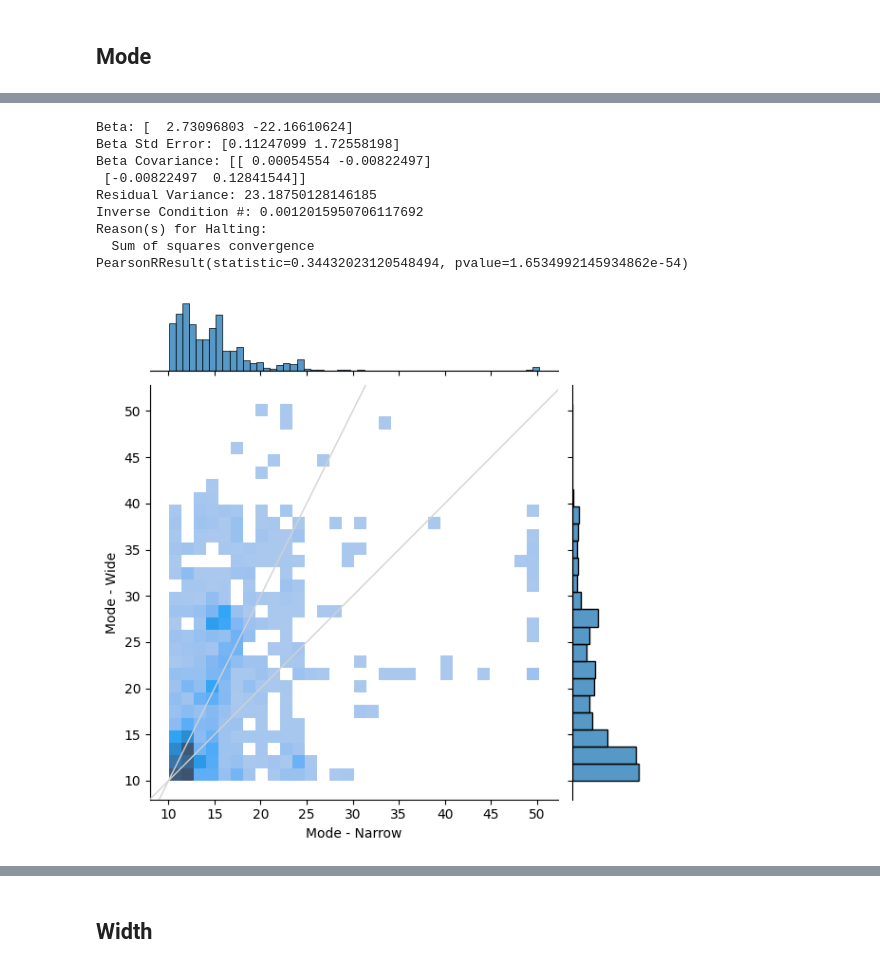
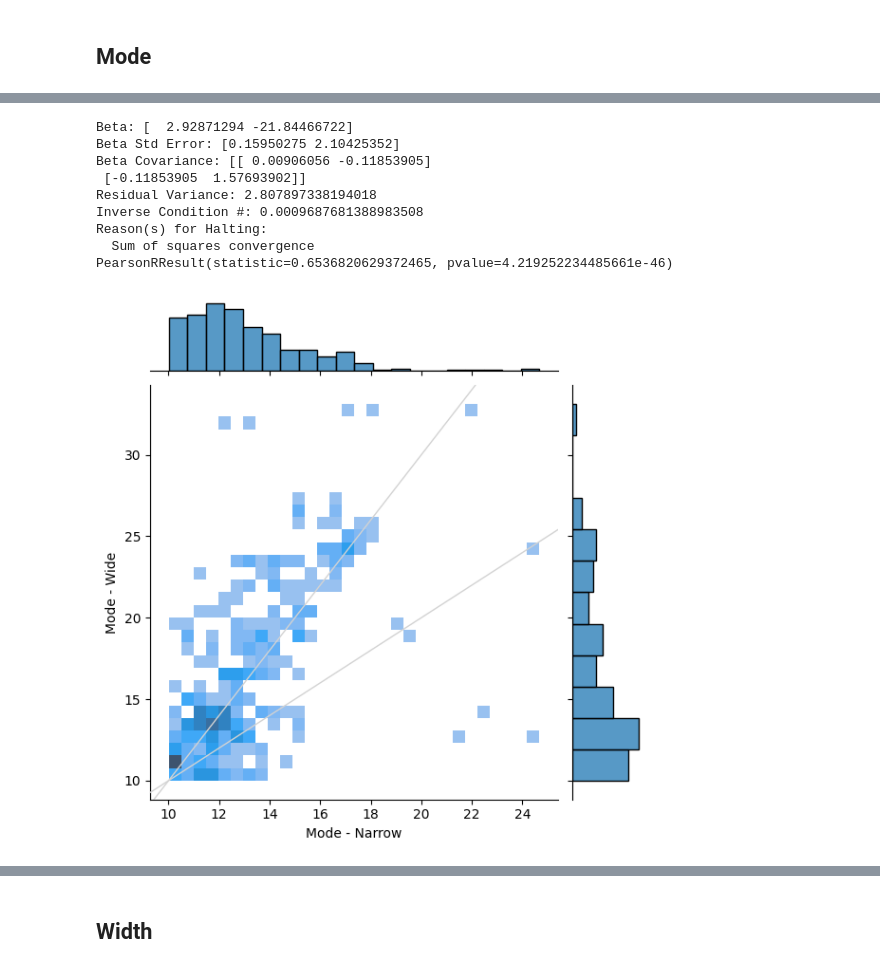
Before and after one commit to Gilles86/neural_priors, a Jupyter notebook: notebooks/pars_across_conditions.ipynb, the cells around one changed output, grey strips where cells are left out. Saved outputs shown, nothing was run; the diff lists cells and outputs as text; code cells hidden in the pictures.

```diff
--- a/notebooks/pars_across_conditions.ipynb
+++ b/notebooks/pars_across_conditions.ipynb
@@ -226,27 +252,27 @@ mask_11 = (dfs[('gaussian', 'mode', 'narrow')] >= 11) & (dfs[('gaussian', 'mode'
 # %%
 #sns.jointplot(data=dfs[mask_bg & mask_10], x=('gaussian', 'mode', 'narrow'), y=('gaussian', 'mode', 'wide'), kind='hist', bins=25) #, cmap='viridis')
-#mask = mask_bg & mask_10
+mask = mask_bg & mask_10
 #mask = mask_bg
-mask = mask_eg & mask_10
+#mask = mask_eg & mask_10
 #mask = mask_eg
 res = odr_1dregression( data=dfs[mask], x=('gaussian', 'mode', 'narrow'), y=('gaussian', 'mode', 'wide' ) ); res.pprint()
 for kwargs in [dict(kind='hist', bins=30), dict(kind='hex', gridsize=30, cmap='viridis'), dict(kind='kde'), dict(kind='reg', scatter_kws={'s':2})]:
     sns.jointplot(data=dfs[mask], x=('gaussian', 'mode', 'narrow'), y=('gaussian', 'mode', 'wide'), **kwargs) #, cmap='viridis')
     plt.axline((10, 10), slope=1, color='lightgrey', zorder=1000, lw=1)
     plt.axline((10, 10), slope=2, color='lightgrey', zorder=1000, lw=1)
     #xlm = plt.xlim(); ylm = plt.ylim()
     #plt.plot( np.linspace(0,25), odr_pred(res, np.linspace(0,25)), c='C1')
     #plt.xlim(*xlm); plt.ylim(*ylm);
     plt.xlabel('Mode - Narrow'); plt.ylabel('Mode - Wide');
 print( stats.pearsonr(dfs[mask][('gaussian', 'mode', 'narrow')], dfs[mask][('gaussian', 'mode', 'wide')]) )
 # %% [output]
-Beta: [  2.73096803 -22.16610624]
-Beta Std Error: [0.11247099 1.72558198]
-Beta Covariance: [[ 0.00054554 -0.00822497]
- [-0.00822497  0.12841544]]
-Residual Variance: 23.18750128146185
-Inverse Condition #: 0.0012015950706117692
+Beta: [  2.92871294 -21.84466722]
+Beta Std Error: [0.15950275 2.10425352]
+Beta Covariance: [[ 0.00906056 -0.11853905]
+ [-0.11853905  1.57693902]]
+Residual Variance: 2.807897338194018
+Inverse Condition #: 0.0009687681388983508
 Reason(s) for Halting:
   Sum of squares convergence
-PearsonRResult(statistic=0.34432023120548494, pvalue=1.6534992145934862e-54)
+PearsonRResult(statistic=0.6536820629372465, pvalue=4.219252234485661e-46)
-[figure, old version]
+[figure, new version]
```
Also changed, not shown: parts of 45 cells of this notebook, 2 other files.
